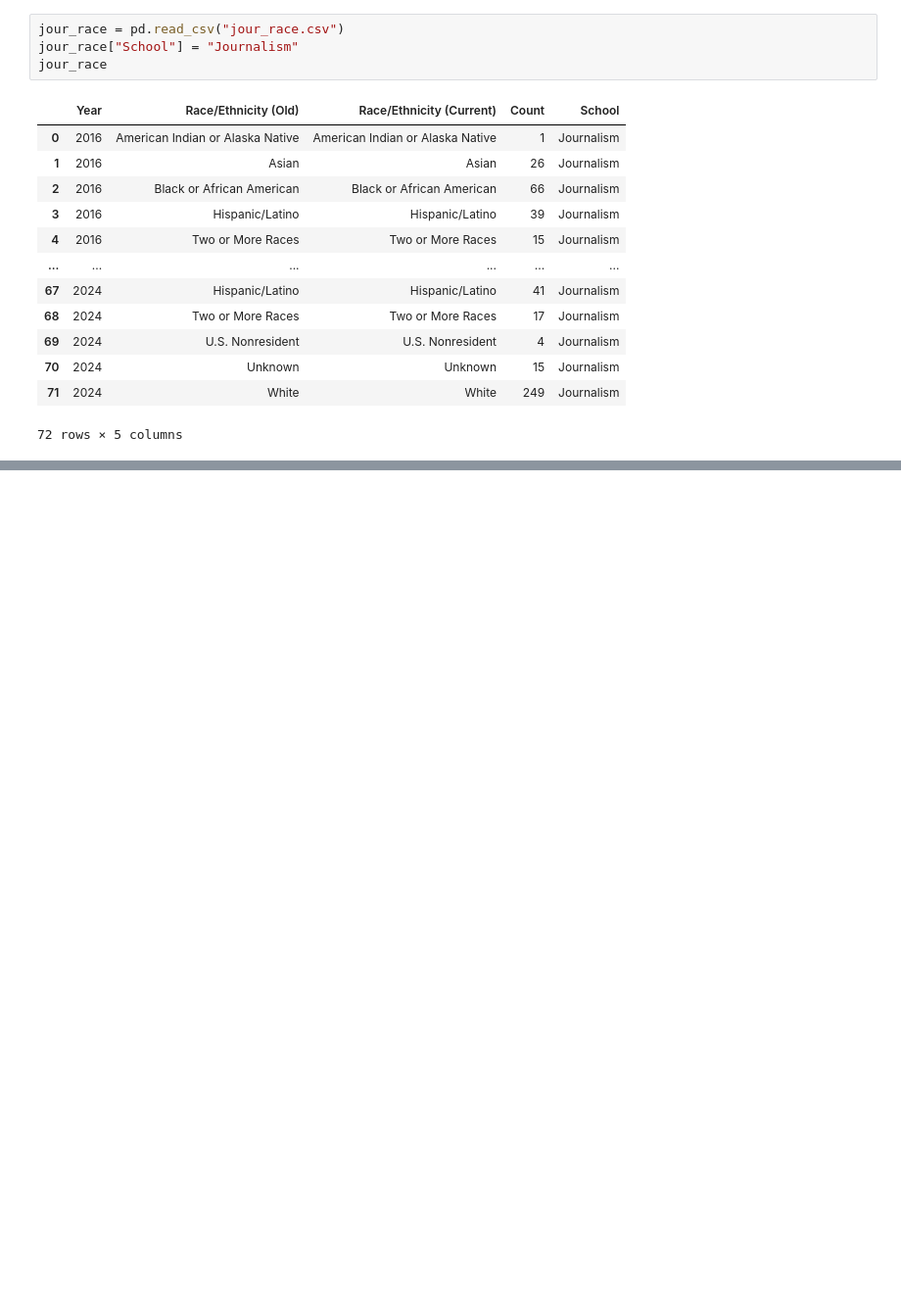
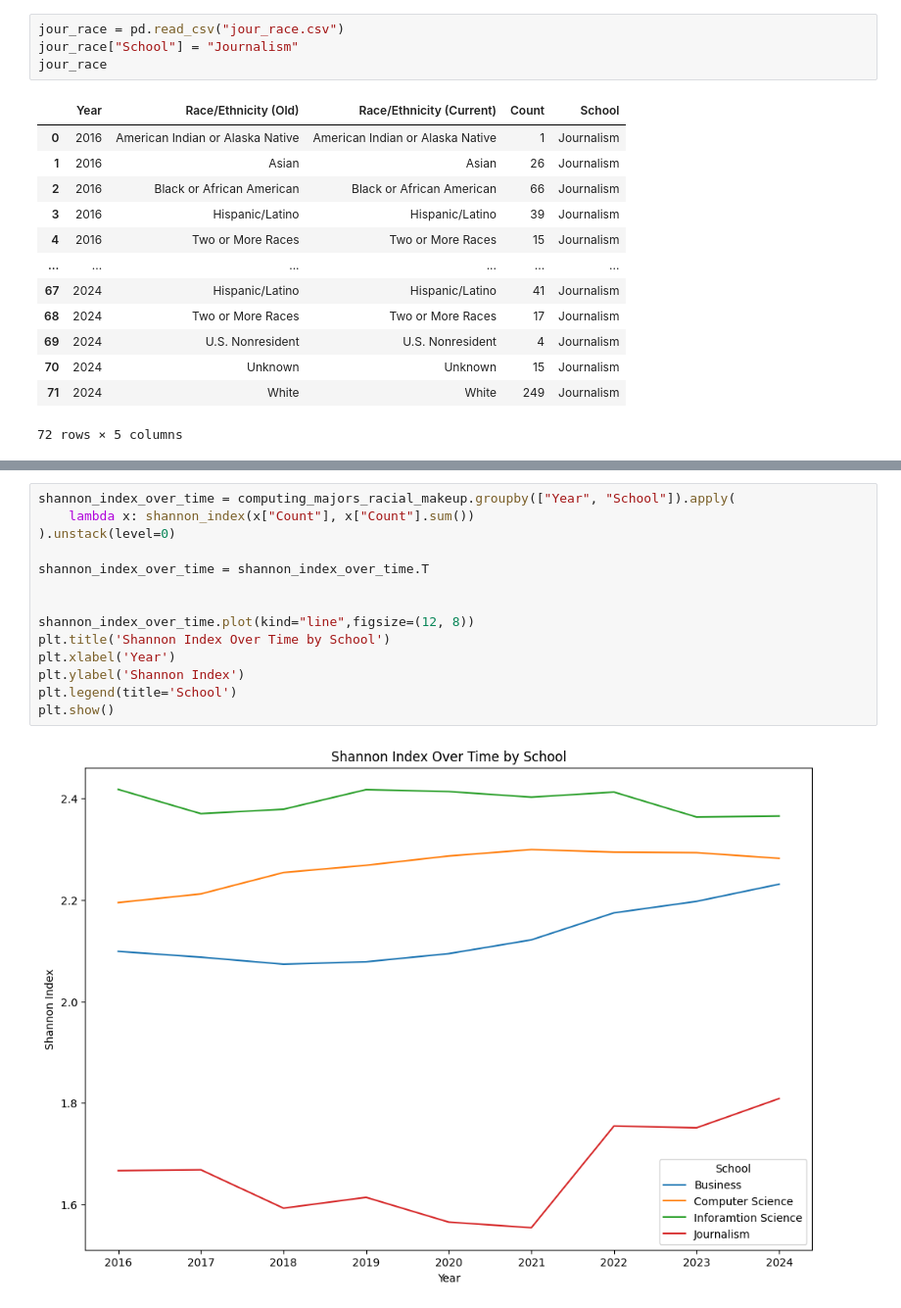
Before and after one commit to mariocancode/DiversityInComputing_UMD, a Jupyter notebook: racial_demographic_analysis.ipynb, the cells around one changed output, grey strips where cells are left out. Shown at 98% size. Saved outputs shown, nothing was run; the diff lists cells and outputs as text; blank space fills up the shorter version.

Commit message:
Updated to show trends overtime

```diff
--- a/racial_demographic_analysis.ipynb
+++ b/racial_demographic_analysis.ipynb
@@ -188,3 +196,19 @@ Computer Science       2.282032
 Inforamtion Science    2.365431
 Journalism             1.808633
 dtype: float64
+# %%
+shannon_index_over_time = computing_majors_racial_makeup.groupby(["Year", "School"]).apply(
+    lambda x: shannon_index(x["Count"], x["Count"].sum())
+).unstack(level=0)
+
+shannon_index_over_time = shannon_index_over_time.T
+
+
+shannon_index_over_time.plot(kind="line",figsize=(12, 8))
+plt.title('Shannon Index Over Time by School')
+plt.xlabel('Year')
+plt.ylabel('Shannon Index')
+plt.legend(title='School')
+plt.show()
+# %% [output]
+[figure, added]
```
Also changed, not shown: parts of 9 cells of this notebook, 2 other files.
